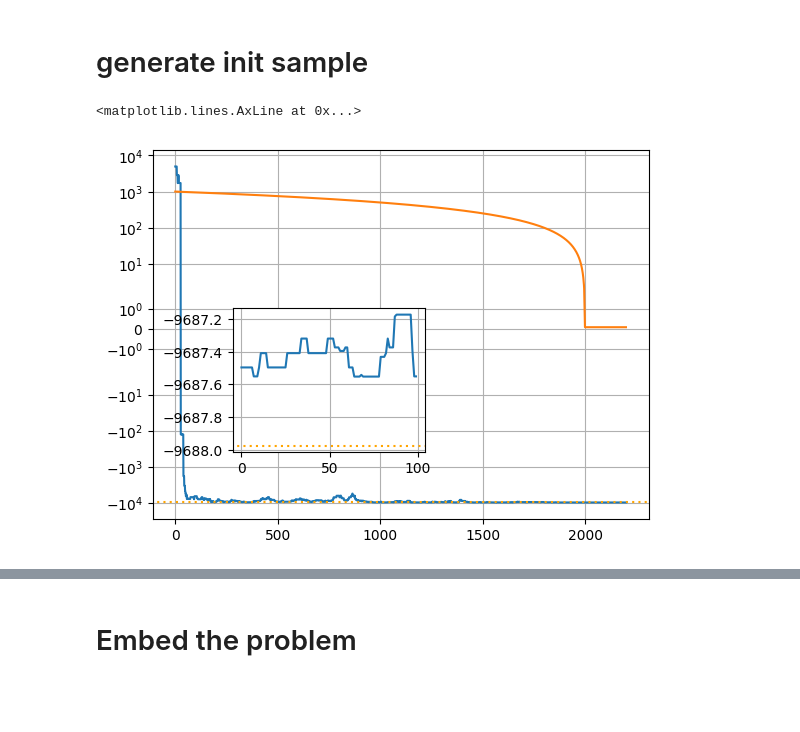
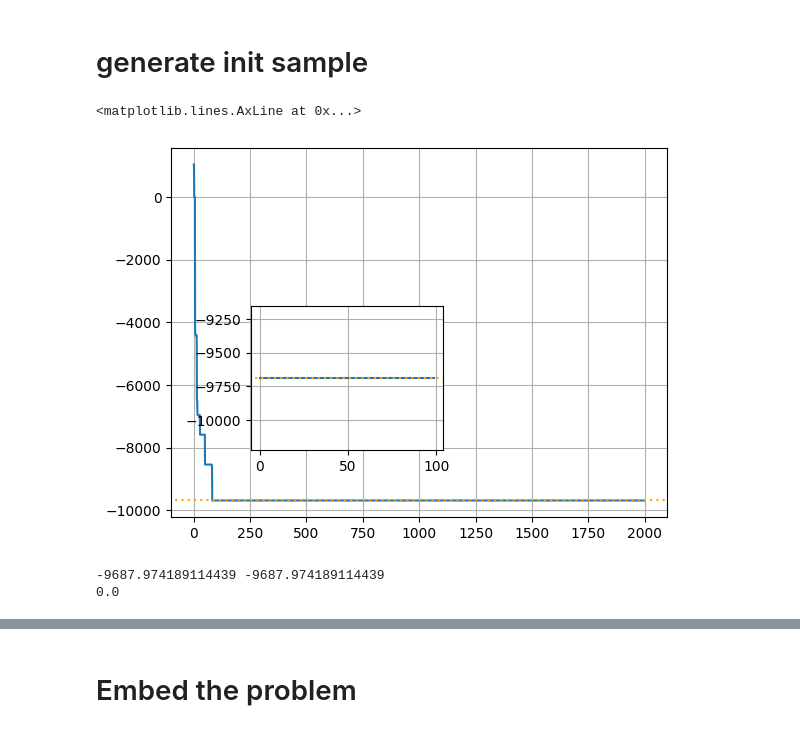
Before and after one commit to QuantumApplicationLab/wntr-quantum, a Jupyter notebook: docs/notebooks/qubo_poly_solver_Net0.ipynb, the cells around one changed output, grey strips where cells are left out. Saved outputs shown, nothing was run; the diff lists cells and outputs as text; code cells hidden in the pictures; blank space fills up the shorter version.

```diff
--- a/docs/notebooks/qubo_poly_solver_Net0.ipynb
+++ b/docs/notebooks/qubo_poly_solver_Net0.ipynb
@@ -111,7 +111,7 @@ from wntr_quantum.sampler.step.full_random import ParallelIncrementalStep
 var_names = sorted(net.qubo.qubo_dict.variables)
 net.qubo.create_variables_mapping()
 # mystep = RandomStep(var_names, net.qubo.mapped_variables, net.qubo.index_variables)
-mystep = IncrementalStep(var_names, net.qubo.mapped_variables, net.qubo.index_variables, step_size=1)
+mystep = IncrementalStep(var_names, net.qubo.mapped_variables, net.qubo.index_variables, step_size=10)
 # mystep = ParallelIncrementalStep(var_names, net.qubo.mapped_variables, net.qubo.index_variables, step_size=100)
 # %% [markdown]
 # generate init sample
@@ -122,41 +122,40 @@ x0 = list(x.values())
 # %%
 from wntr_quantum.sampler.simulated_annealing import modify_solution_sample
-x = modify_solution_sample(net, bin_rep_sol, modify=['flows', 'heads'])
+x = modify_solution_sample(net, bin_rep_sol, modify=['flows'])
 x0 = list(x.values())
 # %%
 eref = net.qubo.energy_binary_rep(bin_rep_sol)
 # %%
-num_sweeps = 2000
-Tinit = 1E3
+num_sweeps = 1000
+Tinit = 1E1
 Tfinal = 1E-1
 Tschedule = np.linspace(Tinit, Tfinal, num_sweeps)
-Tschedule = np.append(Tschedule, Tfinal*np.ones(200))
+Tschedule = np.append(Tschedule, Tfinal*np.ones(1000))
+# Tschedule = np.zeros(10000)
 # %%
-# mystep.optimize_values = np.arange(2, 6)
-res = sampler.sample(net.qubo.qubo_dict, x0=x0, Tschedule=Tschedule, take_step=mystep, save_traj=True)
+mystep.optimize_values = np.arange(4, 6)
+res = sampler.sample(net.qubo.qubo_dict, init_sample=x0, Tschedule=Tschedule, take_step=mystep, save_traj=True, verbose=False)
 mystep.verify_quadratic_constraints(res.res)
 # %%
 import matplotlib.pyplot as plt
 eplt = res.energies
 
 fig, ax1 = plt.subplots()
 
 left, bottom, width, height = [0.25, 0.25, 0.3, 0.3]
 
-ax1.plot(eplt)
-ax1.plot(Tschedule)
+ax1.plot(res.energies)
+# ax1.plot(Tschedule)
 ax1.axline((0, eref[0]), slope=0, color="orange", linestyle=(1, (1, 2)))
-# plt.ylim([-1E5, -1E4])
-# plt.xlim([9000,11000])
 ax1.grid()
-ax1.set_yscale('symlog')
+# ax1.set_yscale('symlog')
 
 ax2 = fig.add_axes([left, bottom, width, height])
 ax2.plot(eplt[-100:])
 ax2.grid()
 ax2.axline((0, eref[0]), slope=0, color="orange", linestyle=(1, (1, 2)))
 # ax2.set_yscale('symlog')
 # %% [output]
 <matplotlib.lines.AxLine at 0x...>
-[figure, old version]
+[figure, new version]
 # %%
@@ -165,6 +165,12 @@ sol = res.trajectory[idx_min]
 sol = net.qubo.decode_solution(np.array(sol))
 sol = net.combine_flow_values(sol)
 sol = net.convert_solution_to_si(sol)
+# %%
+print(eref[0], res.energies[idx_min])
+print(eref[0] - res.energies[idx_min])
+# %% [output]
+-9687.974189114439 -9687.974189114439
+0.0
 # %%
 import matplotlib.pyplot as plt
 
```
Also changed, not shown: parts of 19 cells of this notebook, 2 other files.
